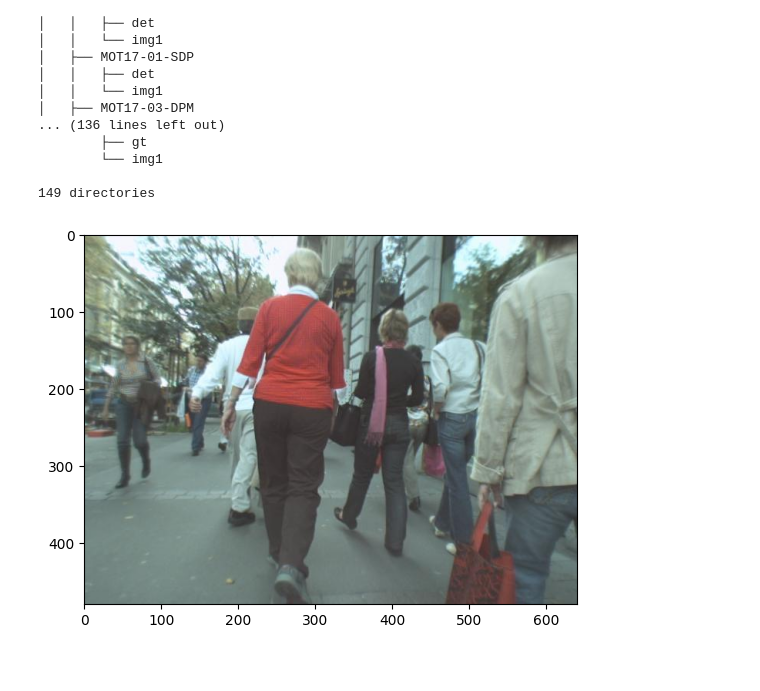
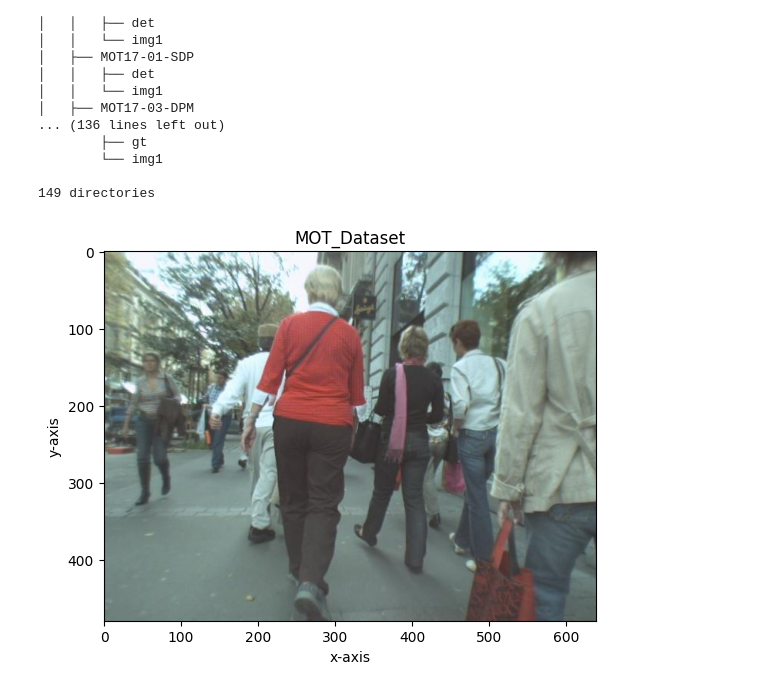
Before and after one commit to hyeon3730/Project_1_Tracking, a Jupyter notebook: code/DATACHECK.ipynb, the cells around one changed output. Drawn from its saved outputs; the diff is of its cells as text; code cells hidden in the pictures.

```diff
--- a/code/DATACHECK.ipynb
+++ b/code/DATACHECK.ipynb
@@ -53,15 +52,18 @@ glob.glob(path)
 # %%
 # 이미지 파일 경로 설정
 image_path = '/home/hyeon/MAIN/\
 folio/tracking/DATA/MOT17/\
 train/MOT17-05-DPM/img1/000536.jpg'
 
 # 이미지 불러오기
-image = cv2.imread(image_path)
-image = cv2.cvtColor(image, cv2.COLOR_BGR2RGB)
+image = cv2.imread(image_path) #이미지 불러오기
+image = cv2.cvtColor(image, cv2.COLOR_BGR2RGB) #색변환 함수
 
 # 이미지 시각화
-plt.imshow(image)
+plt.imshow(image) #시각화
+plt.title('MOT_Dataset')
+plt.xlabel('x-axis')
+plt.ylabel('y-axis')
 plt.show()
 # %% [output]
-[figure, old version]
+[figure, new version]
```
Also changed, not shown: parts of 3 cells of this notebook.
